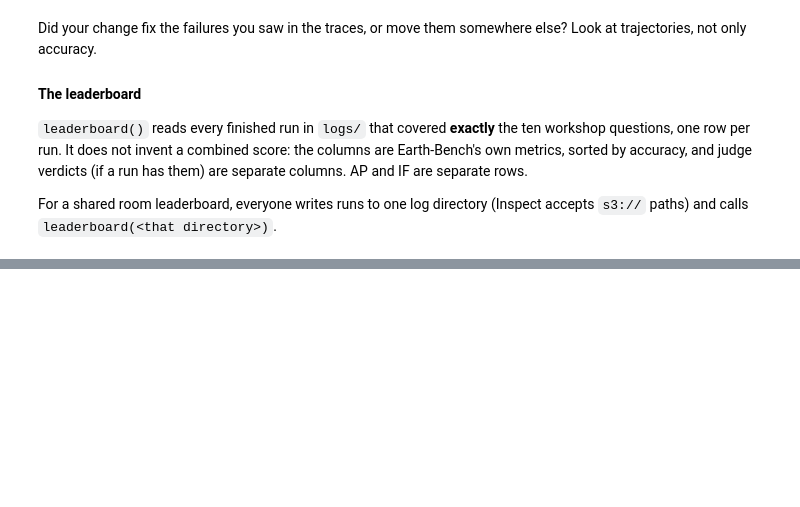
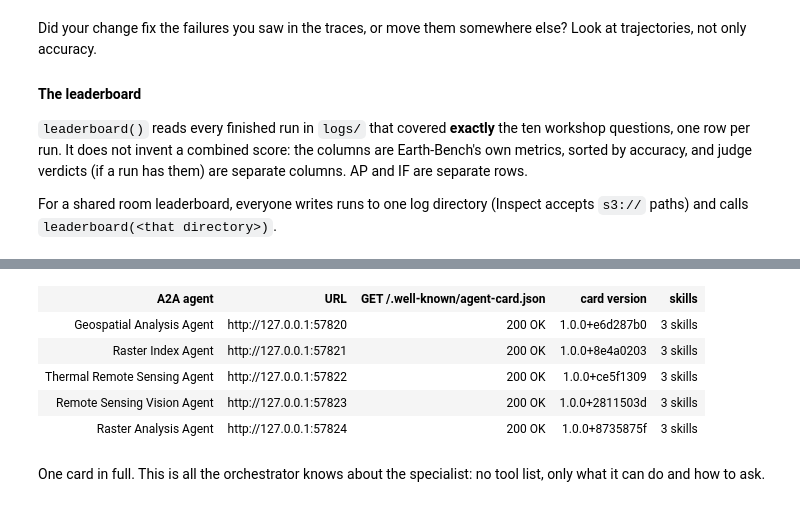
Before and after one commit to eve-esa/agents-evals, a Jupyter notebook: sagemaker/eval_agents_handson.ipynb, the cells around one changed output, grey strips where cells are left out. Saved outputs shown, nothing was run; the diff lists cells and outputs as text; code cells hidden in the pictures; blank space fills up the shorter version.

```diff
--- a/sagemaker/eval_agents_handson.ipynb
+++ b/sagemaker/eval_agents_handson.ipynb
@@ -865,0 +950,60 @@ leaderboard("logs")
+# %%
+from contextlib import AsyncExitStack
+
+import httpx
+from langchain.agents import create_agent
+from langchain_openai import ChatOpenAI
+from langgraph.checkpoint.memory import InMemorySaver
+
+from agentic_evals.agents.langgraph_react import default_middleware
+from agentic_evals.agents.specialists.a2a import SubAgentExecutor, agent_card, langgraph_runner, serve
+from agentic_evals.agents.specialists.graph import specialist_prompt
+from workshop import eve_credentials
+
+model_name, base_url, api_key = eve_credentials()
+llm = ChatOpenAI(model=model_name, base_url=base_url, api_key=api_key, temperature=0.1, max_tokens=4096)
+
+servers = {}
+for spec in specialists:
+    graph = create_agent(
+        llm,
+        tools=[by_name[t] for t in spec.tools],          # only this specialist's MCP tools
+        system_prompt=specialist_prompt(spec, None),
+        middleware=default_middleware(None),
+        checkpointer=InMemorySaver(),                    # keeps one history per A2A contextId
+        name=spec.slug,
+    )
+    executor = SubAgentExecutor(langgraph_runner(graph, callbacks=[], recursion_limit=30))
+    servers[spec.slug] = (executor, lambda url, spec=spec: agent_card(spec.name, spec.description, list(spec.skills), url))
+
+a2a_stack = AsyncExitStack()
+urls = await a2a_stack.enter_async_context(serve(servers))   # {slug: "http://127.0.0.1:<port>"}
+http = await a2a_stack.enter_async_context(httpx.AsyncClient(timeout=600))
+
+# Each server is running: fetch its AgentCard over HTTP, as any A2A client would.
+rows = []
+for slug, url in urls.items():
+    response = await http.get(f"{url}/.well-known/agent-card.json")
+    card = response.json()
+    rows.append(
+        f"<tr><td style='padding:4px 10px'><b>{html.escape(card['name'])}</b></td>"
+        f"<td style='padding:4px 10px;font-family:ui-monospace,Menlo,monospace'>{url}</td>"
+        f"<td style='padding:4px 10px;color:#2ea043;font-weight:700'>{response.status_code} OK</td>"
+        f"<td style='padding:4px 10px'>{card['version']}</td>"
+        f"<td style='padding:4px 10px'>{len(card['skills'])} skills</td></tr>"
+    )
+display(HTML(
+    "<table style='font-size:13px;border-collapse:collapse'><tr style='text-align:left;border-bottom:1px solid rgba(128,128,128,.4)'>"
+    "<th style='padding:4px 10px'>A2A agent</th><th style='padding:4px 10px'>URL</th>"
+    "<th style='padding:4px 10px'>GET /.well-known/agent-card.json</th><th style='padding:4px 10px'>card version</th>"
+    "<th style='padding:4px 10px'>skills</th></tr>" + "".join(rows) + "</table>"
+))
+# %% [output]
+| A2A agent | URL | GET /.well-known/agent-card.json | card version | skills |
+| Geospatial Analysis Agent | http://127.0.0.1:57820 | 200 OK | 1.0.0+e6d287b0 | 3 skills |
+| Raster Index Agent | http://127.0.0.1:57821 | 200 OK | 1.0.0+8e4a0203 | 3 skills |
+| Thermal Remote Sensing Agent | http://127.0.0.1:57822 | 200 OK | 1.0.0+ce5f1309 | 3 skills |
+| Remote Sensing Vision Agent | http://127.0.0.1:57823 | 200 OK | 1.0.0+2811503d | 3 skills |
+| Raster Analysis Agent | http://127.0.0.1:57824 | 200 OK | 1.0.0+8735875f | 3 skills |
+# %% [markdown]
+One card in full. This is all the orchestrator knows about the specialist: no tool list, only what it can do and how to ask.
```
Also changed, not shown: parts of 17 cells of this notebook, 2 other files.
